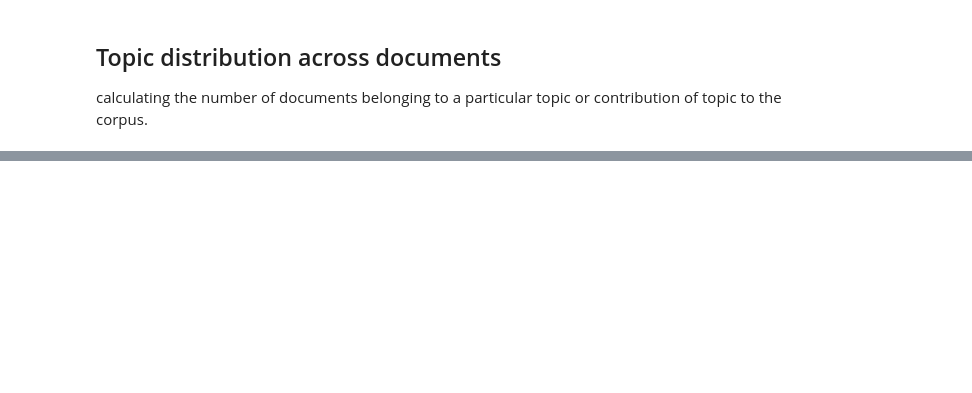
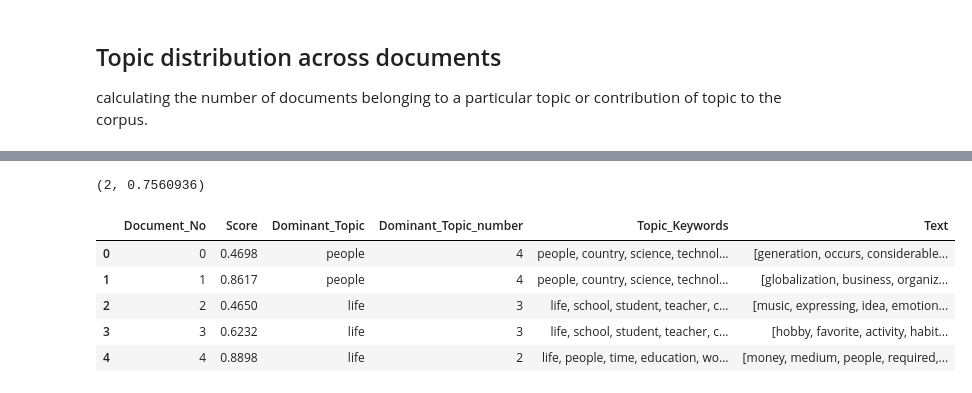
Before and after one commit to Apostrophie/Natural-Language-Toolkit, a Jupyter notebook: Topic Modeling/Topic Modelling part-3.ipynb, the cells around one changed output, grey strips where cells are left out. Saved outputs shown, nothing was run; the diff lists cells and outputs as text; code cells hidden in the pictures; blank space fills up the shorter version.

```diff
--- a/Topic Modeling/Topic Modelling part-3.ipynb
+++ b/Topic Modeling/Topic Modelling part-3.ipynb
@@ -583,0 +660,14 @@ df_dominant
+# %%
+topic_test = sorted(models[1][tokens], key = lambda t:-1*t[1])[0]
+topic_test
+# %% [output]
+(2, 0.7560936)
+# %%
+topic_per_doc_df.head()
+# %% [output]
+|  | Document_No | Score | Dominant_Topic | Dominant_Topic_number | Topic_Keywords | Text |
+| 0 | 0 | 0.4698 | people | 4 | people, country, science, technol... | [generation, occurs, considerable... |
+| 1 | 1 | 0.8617 | people | 4 | people, country, science, technol... | [globalization, business, organiz... |
+| 2 | 2 | 0.4650 | life | 3 | life, school, student, teacher, c... | [music, expressing, idea, emotion... |
+| 3 | 3 | 0.6232 | life | 3 | life, school, student, teacher, c... | [hobby, favorite, activity, habit... |
+| 4 | 4 | 0.8898 | life | 2 | life, people, time, education, wo... | [money, medium, people, required,... |
```
Also changed, not shown: parts of 37 cells of this notebook, 1 other file.
